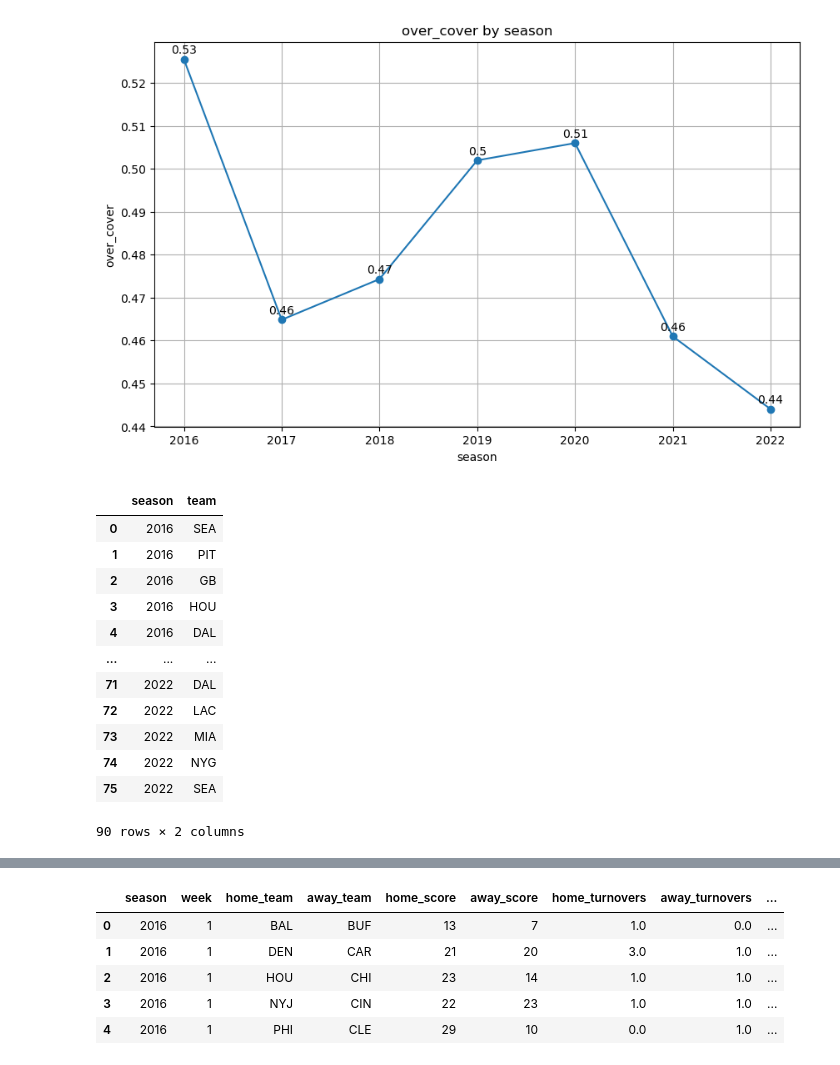
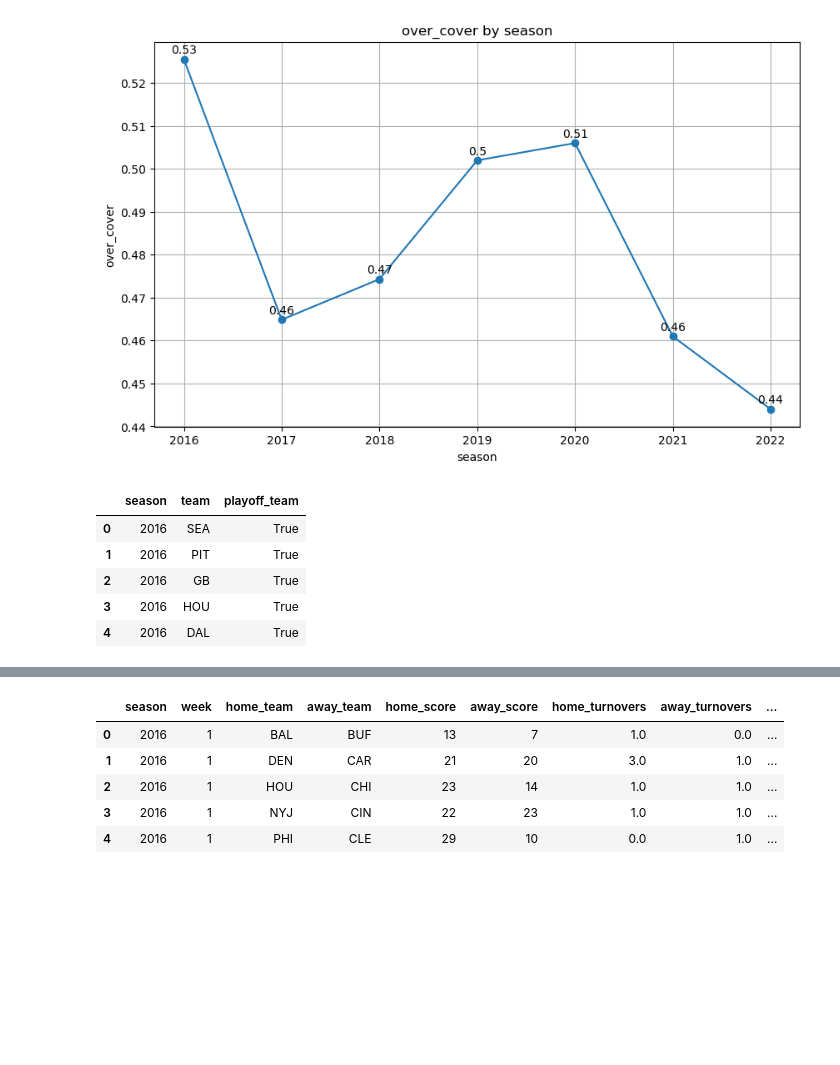
Before and after one commit to gbellamy512/projects, a Jupyter notebook: epa_eda.ipynb, the cells around one changed output, grey strips where cells are left out. Cells and saved outputs as stored; diff of their text form; code cells hidden in the pictures; blank space fills up the shorter version.

```diff
--- a/epa_eda.ipynb
+++ b/epa_eda.ipynb
@@ -480,22 +480,16 @@ pbp = pd.read_csv('scrape/nfl_data_py/df_pbp_2016_2022.csv')
 # %%
 post_season_teams = pbp[pbp['season_type'] == 'POST'][['season', 'home_team', 'away_team']].drop_duplicates().reset_index(drop=True)
 post_season_teams = pd.concat([post_season_teams[['season', 'home_team']].rename(columns={'home_team': 'team'})
                 , post_season_teams[['season', 'away_team']].rename(columns={'away_team': 'team'})])
 post_season_teams.drop_duplicates(inplace=True)
-post_season_teams
+post_season_teams['playoff_team'] = True
+post_season_teams.head()
 # %% [output]
-|  | season | team |
-| 0 | 2016 | SEA |
-| 1 | 2016 | PIT |
-| 2 | 2016 | GB |
-| 3 | 2016 | HOU |
-| 4 | 2016 | DAL |
-| ... | ... | ... |
-| 71 | 2022 | DAL |
-| 72 | 2022 | LAC |
-| 73 | 2022 | MIA |
-| 74 | 2022 | NYG |
-| 75 | 2022 | SEA |
+|  | season | team | playoff_team |
+| 0 | 2016 | SEA | True |
+| 1 | 2016 | PIT | True |
+| 2 | 2016 | GB | True |
+| 3 | 2016 | HOU | True |
+| 4 | 2016 | DAL | True |
-90 rows × 2 columns
 # %%
 df = pbp[pbp['season_type'] == 'REG'][['season', 'week', 'home_team', 'away_team', 'home_score', 'away_score']].drop_duplicates().reset_index(drop=True)
```
Also changed, not shown: parts of 7 cells of this notebook.
